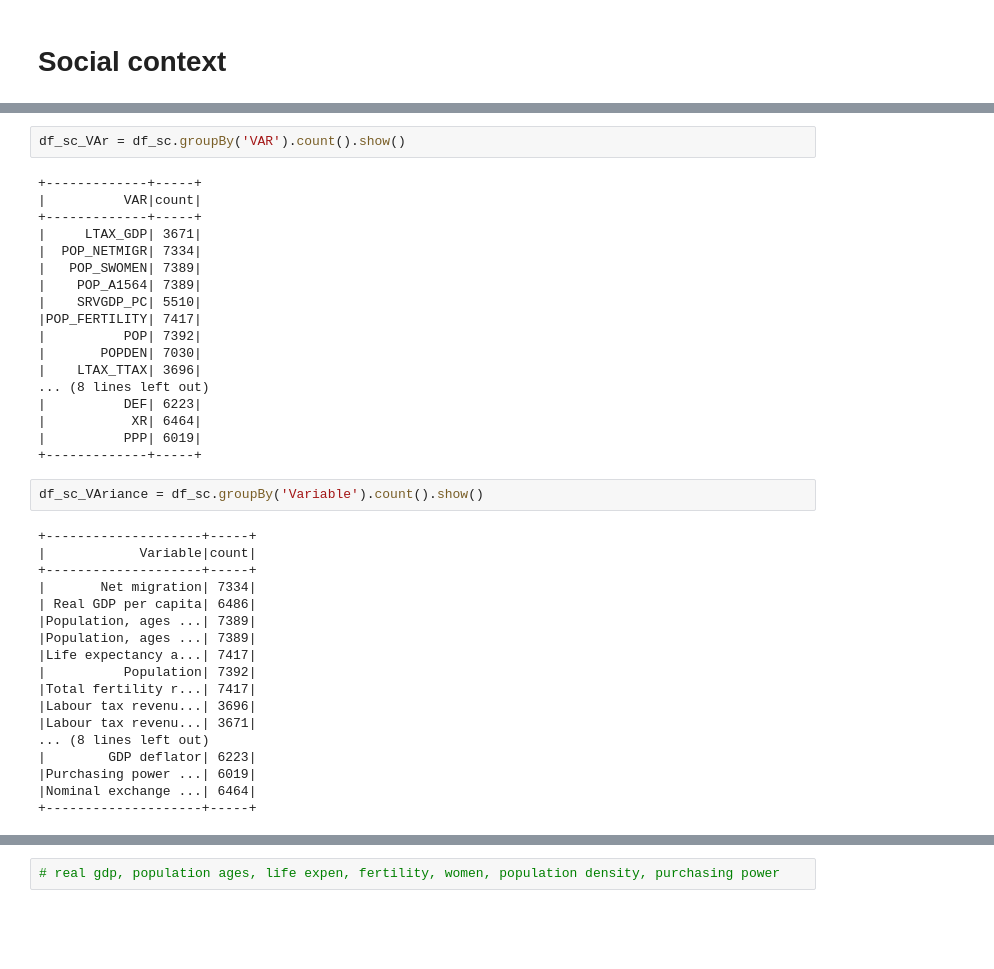
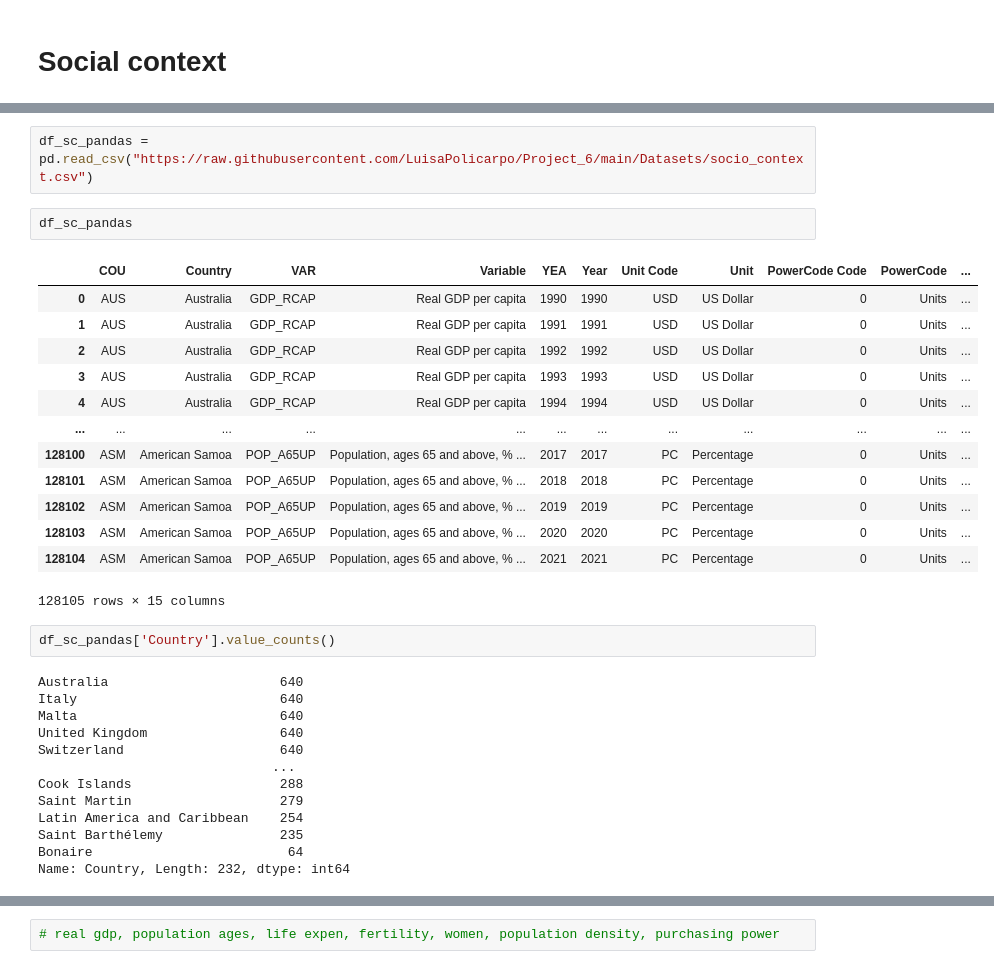
Before and after one commit to LuisaPolicarpo/Air-pollution-in-EU, a Jupyter notebook: Pandas_Ambient.ipynb, the cells around one changed output, grey strips where cells are left out. Saved outputs shown, nothing was run; the diff lists cells and outputs as text; blank space fills up the shorter version.

```diff
--- a/Pandas_Ambient.ipynb
+++ b/Pandas_Ambient.ipynb
@@ -439,40 +306,33 @@ only showing top 20 rows
-# %%
-df_sc_VAr = df_sc.groupBy('VAR').count().show()
-# %% [output]
-+-------------+-----+
-|          VAR|count|
-+-------------+-----+
-|     LTAX_GDP| 3671|
-|  POP_NETMIGR| 7334|
-|   POP_SWOMEN| 7389|
-|    POP_A1564| 7389|
-|    SRVGDP_PC| 5510|
-|POP_FERTILITY| 7417|
-|          POP| 7392|
-|       POPDEN| 7030|
-|    LTAX_TTAX| 3696|
-... (8 lines left out)
-|          DEF| 6223|
-|           XR| 6464|
-|          PPP| 6019|
-+-------------+-----+
-# %%
-df_sc_VAriance = df_sc.groupBy('Variable').count().show()
-# %% [output]
-+--------------------+-----+
-|            Variable|count|
-+--------------------+-----+
-|       Net migration| 7334|
-| Real GDP per capita| 6486|
-|Population, ages ...| 7389|
-|Population, ages ...| 7389|
-|Life expectancy a...| 7417|
-|          Population| 7392|
-|Total fertility r...| 7417|
-|Labour tax revenu...| 3696|
-|Labour tax revenu...| 3671|
-... (8 lines left out)
-|        GDP deflator| 6223|
-|Purchasing power ...| 6019|
-|Nominal exchange ...| 6464|
-+--------------------+-----+
+# %%
+df_sc_pandas = pd.read_csv("https://raw.githubusercontent.com/LuisaPolicarpo/Project_6/main/Datasets/socio_context.csv")
+# %%
+df_sc_pandas
+# %% [output]
+|  | COU | Country | VAR | Variable | YEA | Year | Unit Code | Unit | PowerCode Code | PowerCode | ... |
+| 0 | AUS | Australia | GDP_RCAP | Real GDP per capita | 1990 | 1990 | USD | US Dollar | 0 | Units | ... |
+| 1 | AUS | Australia | GDP_RCAP | Real GDP per capita | 1991 | 1991 | USD | US Dollar | 0 | Units | ... |
+| 2 | AUS | Australia | GDP_RCAP | Real GDP per capita | 1992 | 1992 | USD | US Dollar | 0 | Units | ... |
+| 3 | AUS | Australia | GDP_RCAP | Real GDP per capita | 1993 | 1993 | USD | US Dollar | 0 | Units | ... |
+| 4 | AUS | Australia | GDP_RCAP | Real GDP per capita | 1994 | 1994 | USD | US Dollar | 0 | Units | ... |
+| ... | ... | ... | ... | ... | ... | ... | ... | ... | ... | ... | ... |
+| 128100 | ASM | American Samoa | POP_A65UP | Population, ages 65 and above, % ... | 2017 | 2017 | PC | Percentage | 0 | Units | ... |
+| 128101 | ASM | American Samoa | POP_A65UP | Population, ages 65 and above, % ... | 2018 | 2018 | PC | Percentage | 0 | Units | ... |
+| 128102 | ASM | American Samoa | POP_A65UP | Population, ages 65 and above, % ... | 2019 | 2019 | PC | Percentage | 0 | Units | ... |
+| 128103 | ASM | American Samoa | POP_A65UP | Population, ages 65 and above, % ... | 2020 | 2020 | PC | Percentage | 0 | Units | ... |
+| 128104 | ASM | American Samoa | POP_A65UP | Population, ages 65 and above, % ... | 2021 | 2021 | PC | Percentage | 0 | Units | ... |
+128105 rows × 15 columns
+# %%
+df_sc_pandas['Country'].value_counts()
+# %% [output]
+Australia                      640
+Italy                          640
+Malta                          640
+United Kingdom                 640
+Switzerland                    640
+                              ...
+Cook Islands                   288
+Saint Martin                   279
+Latin America and Caribbean    254
+Saint Barthélemy               235
+Bonaire                         64
+Name: Country, Length: 232, dtype: int64
```
Also changed, not shown: parts of 93 cells of this notebook.
